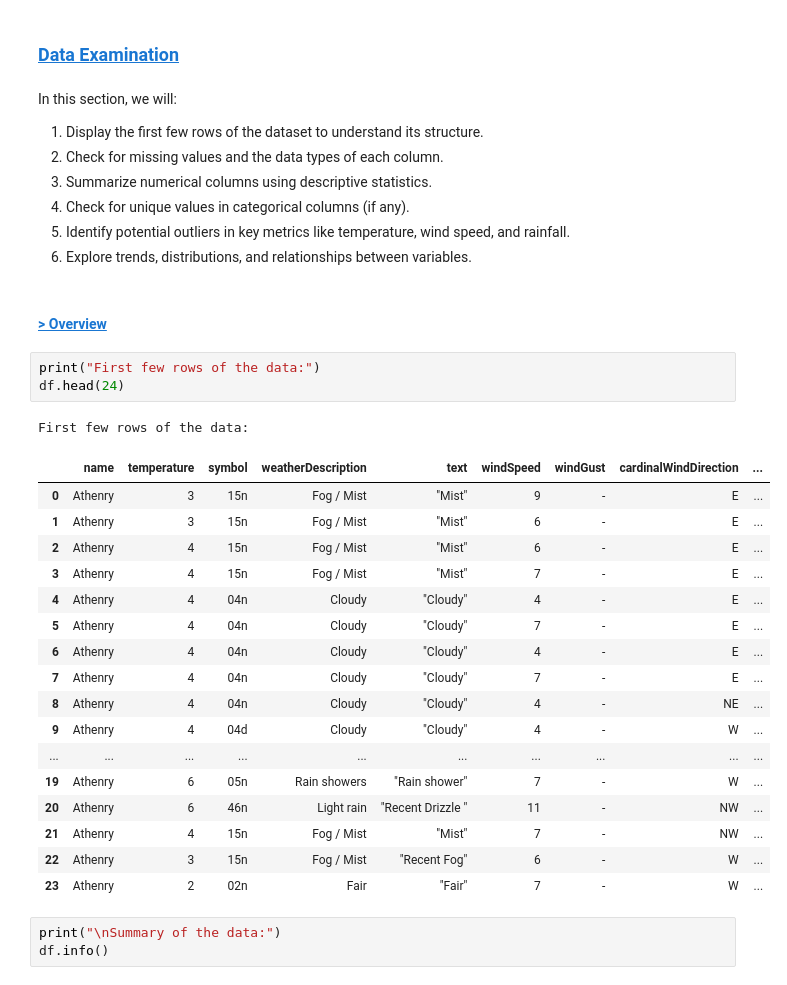
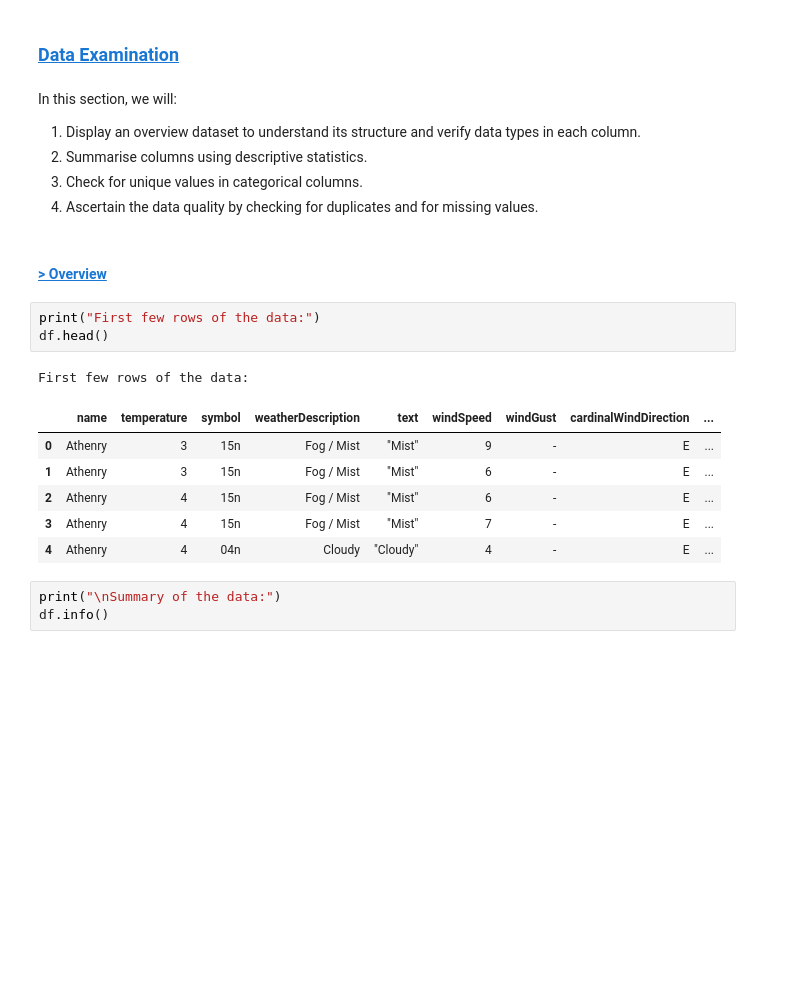
Before and after one commit to TindraIS/comp-infrastructure, a Jupyter notebook: weather.ipynb, the cells around one changed output. Cells and saved outputs as stored; diff of their text form; blank space fills up the shorter version.

```diff
--- a/weather.ipynb
+++ b/weather.ipynb
@@ -259,36 +293,23 @@ Largest file: data\weather\20241213_233614.json
 ### <a id='toc2_3_'></a>[Data Examination](#toc0_)
 # %% [markdown]
 In this section, we will:
-1. Display the first few rows of the dataset to understand its structure.
-2. Check for missing values and the data types of each column.
-3. Summarize numerical columns using descriptive statistics.
-4. Check for unique values in categorical columns (if any).
-5. Identify potential outliers in key metrics like temperature, wind speed, and rainfall.
-6. Explore trends, distributions, and relationships between variables.
+1. Display an overview dataset to understand its structure and verify data types in each column.
+1. Summarise columns using descriptive statistics.
+1. Check for unique values in categorical columns.
+1. Ascertain the data quality by checking for duplicates and for missing values.
 # %% [markdown]
 #### <a id='toc2_3_1_'></a>[> Overview](#toc0_)
 # %%
 print("First few rows of the data:")
-df.head(24)
+df.head()
 # %% [output]
 First few rows of the data:
 |  | name | temperature | symbol | weatherDescription | text | windSpeed | windGust | cardinalWindDirection | ... |
 | 0 | Athenry | 3 | 15n | Fog / Mist | "Mist" | 9 | - | E | ... |
 | 1 | Athenry | 3 | 15n | Fog / Mist | "Mist" | 6 | - | E | ... |
 | 2 | Athenry | 4 | 15n | Fog / Mist | "Mist" | 6 | - | E | ... |
 | 3 | Athenry | 4 | 15n | Fog / Mist | "Mist" | 7 | - | E | ... |
 | 4 | Athenry | 4 | 04n | Cloudy | "Cloudy" | 4 | - | E | ... |
-| 5 | Athenry | 4 | 04n | Cloudy | "Cloudy" | 7 | - | E | ... |
-| 6 | Athenry | 4 | 04n | Cloudy | "Cloudy" | 4 | - | E | ... |
-| 7 | Athenry | 4 | 04n | Cloudy | "Cloudy" | 7 | - | E | ... |
-| 8 | Athenry | 4 | 04n | Cloudy | "Cloudy" | 4 | - | NE | ... |
-| 9 | Athenry | 4 | 04d | Cloudy | "Cloudy" | 4 | - | W | ... |
-| ... | ... | ... | ... | ... | ... | ... | ... | ... | ... |
-| 19 | Athenry | 6 | 05n | Rain showers | "Rain shower" | 7 | - | W | ... |
-| 20 | Athenry | 6 | 46n | Light rain | "Recent Drizzle " | 11 | - | NW | ... |
-| 21 | Athenry | 4 | 15n | Fog / Mist | "Mist" | 7 | - | NW | ... |
-| 22 | Athenry | 3 | 15n | Fog / Mist | "Recent Fog" | 6 | - | W | ... |
-| 23 | Athenry | 2 | 02n | Fair | "Fair" | 7 | - | W | ... |
 # %%
 print("\nSummary of the data:")
 df.info()
```
Also changed, not shown: parts of 52 cells of this notebook.
